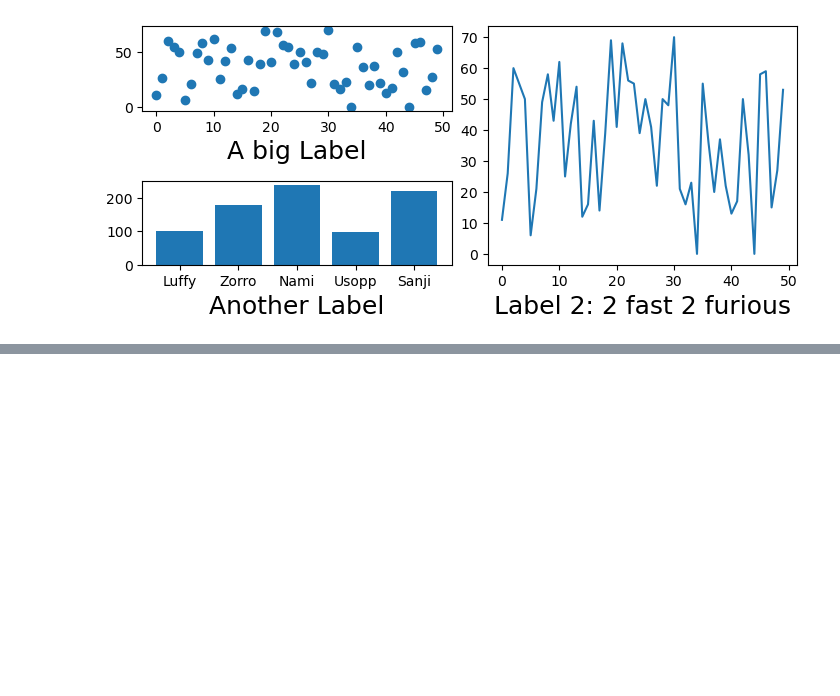
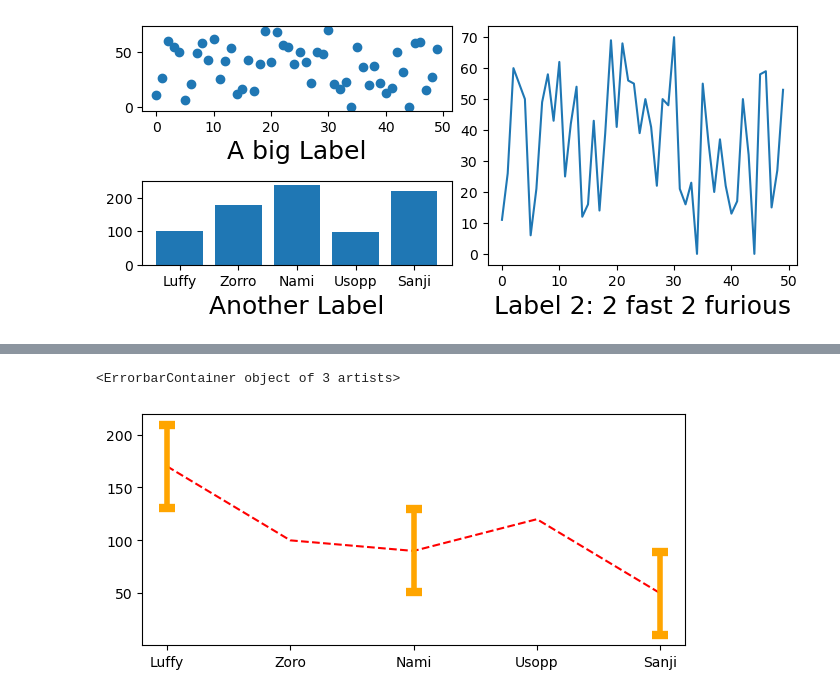
Before and after one commit to carocrespo1986/visualization, a Jupyter notebook: 02_activities/assignments/participation/assignment_1_week2.ipynb, the cells around one changed output, grey strips where cells are left out. Cells and saved outputs as stored; diff of their text form; code cells hidden in the pictures; blank space fills up the shorter version.

```diff
--- a/02_activities/assignments/participation/assignment_1_week2.ipynb
+++ b/02_activities/assignments/participation/assignment_1_week2.ipynb
@@ -214,0 +229,19 @@ Text(0.5, 0, 'Label 2: 2 fast 2 furious')
+# %%
+y2_sd = np.std(y2)
+
+fig, ax = plt.subplots(figsize =(7,3))
+
+ax.plot(x, y2, color = "red", linestyle = "--")
+
+ax.errorbar(x, y2,
+            yerr = y2_sd,
+            fmt= "none",
+            color = "orange", #if no fmt, ecolor is needed
+            capsize = 6,
+            linewidth = 4,
+            capthick = 6,
+            errorevery = 2
+            ) #errorbar is the way of adding those lines
+# %% [output]
+<ErrorbarContainer object of 3 artists>
+[figure, added]
```
Also changed, not shown: parts of 5 cells of this notebook.
